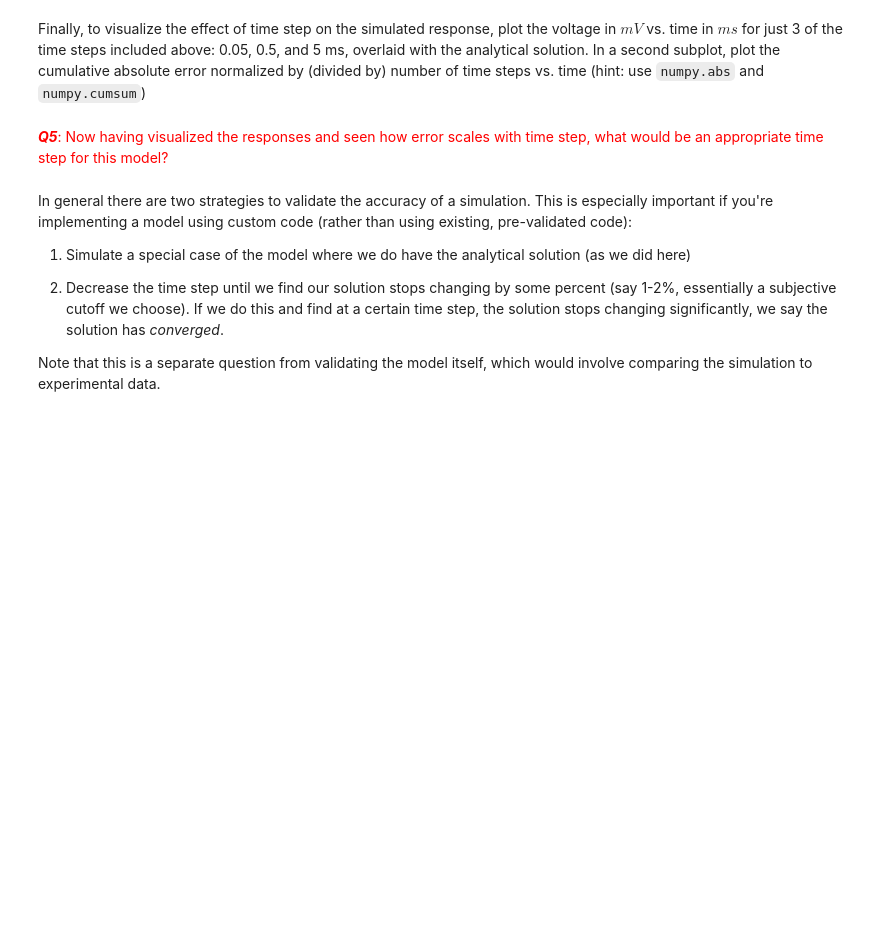
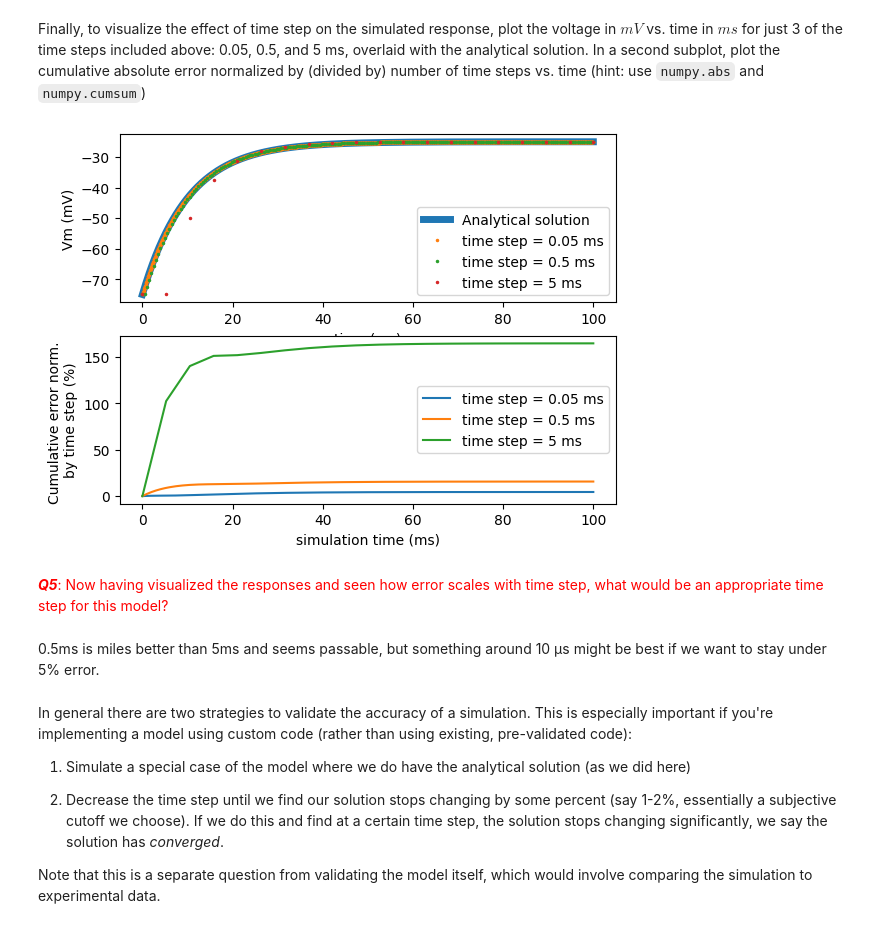
Before and after one commit to lw-miles24/4-CompModNervSys-RCmodel, a Jupyter notebook: CompModNervSys_exercise4.ipynb, the cells around one changed output. Cells and saved outputs as stored; diff of their text form; code cells hidden in the pictures; blank space fills up the shorter version.

```diff
--- a/CompModNervSys_exercise4.ipynb
+++ b/CompModNervSys_exercise4.ipynb
@@ -224,33 +289,44 @@ Finally, to visualize the effect of time step on the simulated response, plot th
 # %%
 dt_plot = [0.05,0.5,5] # time steps in ms
 # Define current stimulus
 I_del = 0 # start at t = 0 to match analytical case
 I_dur = tstop # apply for full simulation
 I_amp = 0.5 # nA
 # Same loop as above, but this time save time and Vm vectors
 ts = []
 Vm_numerical = []
 Vm_analytical = []
 # Loop over dt_plot here, append outputs to lists to plot below
-
+for dt in dt_plot:
+    # Use simRCmemCurrentPulse and calcRCmemCurrent to generate vectors of the numerical and analytical solution, respectively
+    sim_out = np.array(simRCmemCurrentPulse(dt,tstop,V0,Rm,Cm,Vr,I_amp,I_del,I_dur)) # Vm, t, I
+    Vm_analytical.append(calcRCmemCurrent(sim_out[1],Rm,Cm,I_amp,Vr))
+    Vm_numerical.append(sim_out[0])
+    ts.append(sim_out[1])
 
 fig = plt.figure()
 ax = fig.add_subplot(211)
-ax.plot(ts[0],Vm_analytical[0],lw=4,label='Analytical solution')
+ax.plot(ts[0],Vm_analytical[0],lw=5,label='Analytical solution')
 for t,V,dt in zip(ts,Vm_numerical,dt_plot):
-    # fill in code below
-    ax.plot(,'.',markersize=3,label='time step = {} ms'.format(dt))
+    ax.plot(t,V,'.',markersize=3,label='time step = {} ms'.format(dt))
 ax.set_ylabel('Vm (mV)')
+ax.set_xlabel('time (ms)')
+
 ax.legend()
 ax = fig.add_subplot(212)
 for t,dt,Vm_num,Vm_an in zip(ts,dt_plot,Vm_numerical,Vm_analytical):
-    cumul_error = # your code goes here
+    cumul_error = np.cumsum(np.abs(Vm_num-Vm_an)) * dt
     ax.plot(t,cumul_error,label='time step = {} ms'.format(dt))
 ax.set_ylabel('Cumulative error norm. \nby time step (%)')
-ax.set_xlabel('time (ms)')
+ax.set_xlabel('simulation time (ms)')
+
 ax.legend();
+# %% [output]
+[figure, added]
 # %% [markdown]
 <span style="color:red"> ***Q5***: Now having visualized the responses and seen how error scales with time step, what would be an appropriate time step for this model? </span>
+# %% [markdown]
+0.5ms is miles better than 5ms and seems passable, but something around 10 µs might be best if we want to stay under 5% error.
 # %% [markdown]
 In general there are two strategies to validate the accuracy of a simulation. This is especially important if you're implementing a model using custom code (rather than using existing, pre-validated code):
 
```
Also changed, not shown: parts of 15 cells of this notebook.
